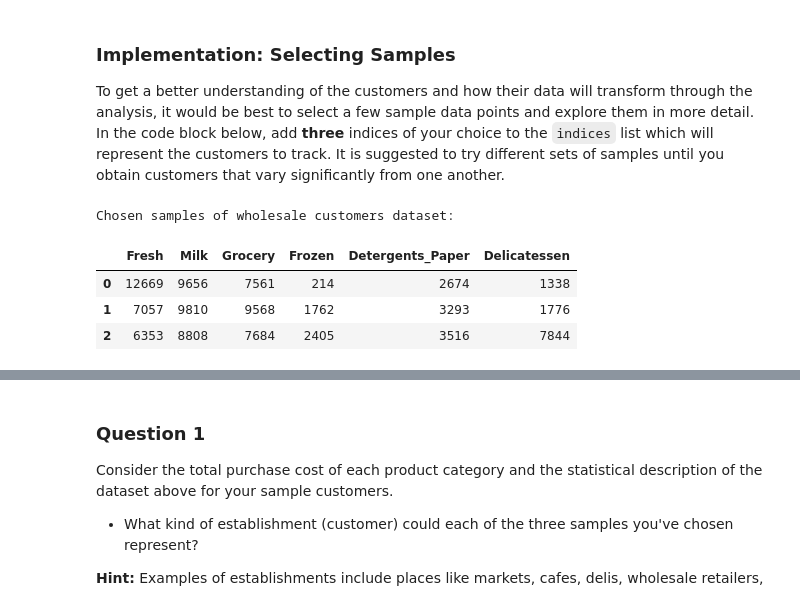
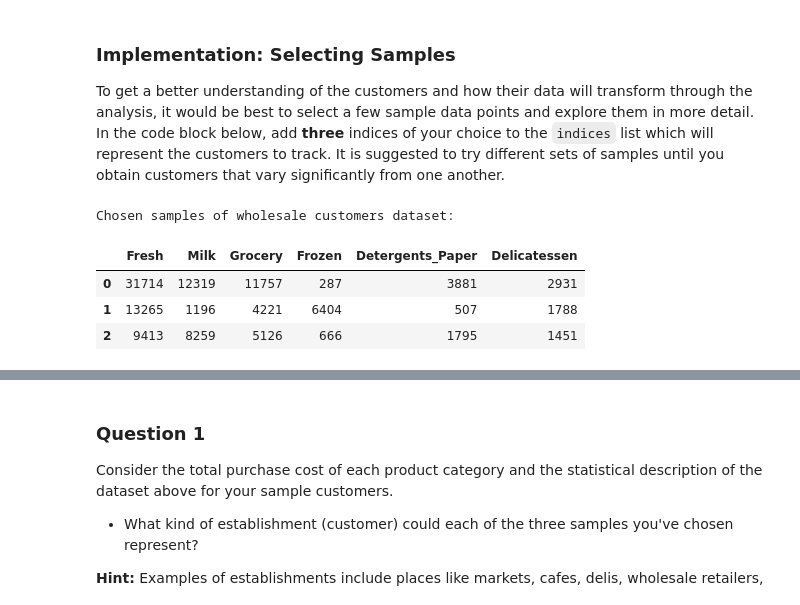
Before and after one commit to jacboi/customer_segments, a Jupyter notebook: customer_segments.ipynb, the cells around one changed output, grey strips where cells are left out. Drawn from its saved outputs; the diff is of its cells as text; code cells hidden in the pictures.

```diff
--- a/customer_segments.ipynb
+++ b/customer_segments.ipynb
@@ -60,15 +68,15 @@ display(data.describe())
 To get a better understanding of the customers and how their data will transform through the analysis, it would be best to select a few sample data points and explore them in more detail. In the code block below, add **three** indices of your choice to the `indices` list which will represent the customers to track. It is suggested to try different sets of samples until you obtain customers that vary significantly from one another.
 # %%
 # TODO: Select three indices of your choice you wish to sample from the dataset
-indices = [0,1,2]
+indices = [12,3,5] # 12,3,5
 
 # Create a DataFrame of the chosen samples
 samples = pd.DataFrame(data.loc[indices], columns = data.keys()).reset_index(drop = True)
 print("Chosen samples of wholesale customers dataset:")
 display(samples)
 # %% [output]
 Chosen samples of wholesale customers dataset:
 |  | Fresh | Milk | Grocery | Frozen | Detergents_Paper | Delicatessen |
-| 0 | 12669 | 9656 | 7561 | 214 | 2674 | 1338 |
-| 1 | 7057 | 9810 | 9568 | 1762 | 3293 | 1776 |
-| 2 | 6353 | 8808 | 7684 | 2405 | 3516 | 7844 |
+| 0 | 31714 | 12319 | 11757 | 287 | 3881 | 2931 |
+| 1 | 13265 | 1196 | 4221 | 6404 | 507 | 1788 |
+| 2 | 9413 | 8259 | 5126 | 666 | 1795 | 1451 |
```
Also changed, not shown: parts of 38 cells of this notebook.
